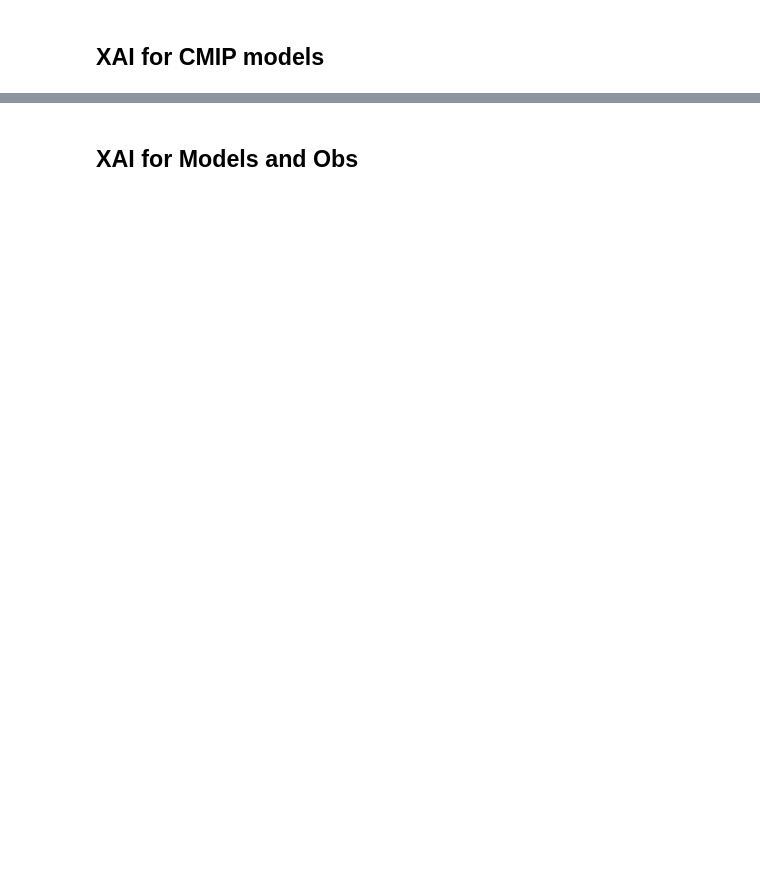
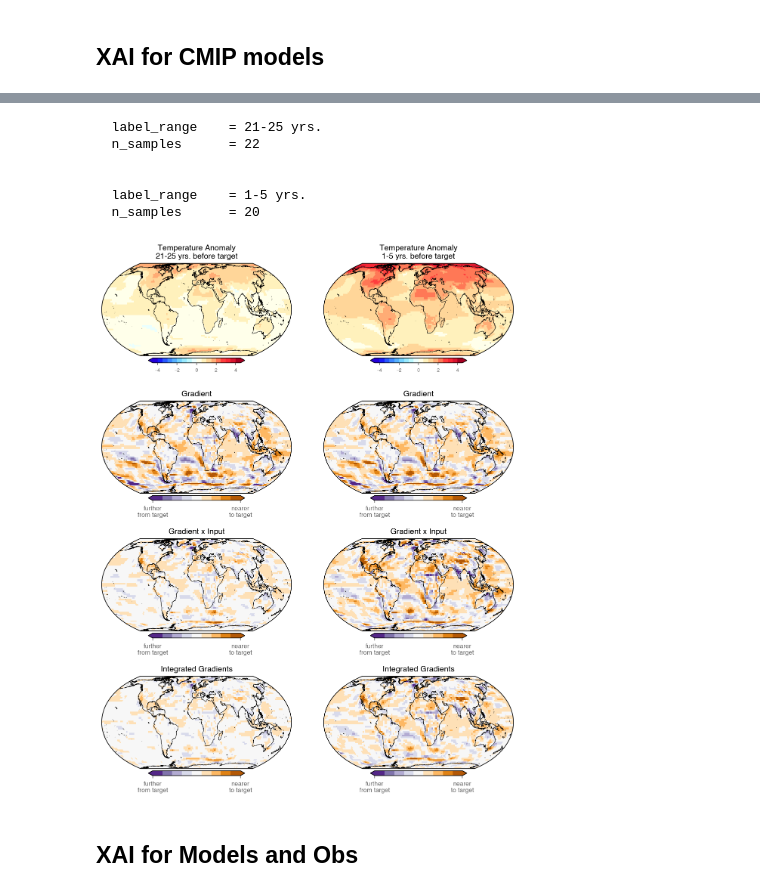
Before and after one commit to eabarnes1010/target_temp_detection, a Jupyter notebook: _visualize_xai_v1.0.ipynb, the cells around one changed output, grey strips where cells are left out. Saved outputs shown, nothing was run; the diff lists cells and outputs as text; code cells hidden in the pictures; blank space fills up the shorter version.

```diff
--- a/_visualize_xai_v1.0.ipynb
+++ b/_visualize_xai_v1.0.ipynb
@@ -253,7 +307,7 @@ for irow,min_range in enumerate(plot_list):
                       extent='both',
                      )
     set_cb_xai(cb)
-    ax.set_title('Gradient (Saliency)',fontsize=FS)
+    ax.set_title('Gradient',fontsize=FS)
 
 #     #------------------------------------------------------------------
 #     # plot explainability of input x gradient
@@ -273,33 +327,41 @@ for irow,min_range in enumerate(plot_list):
                       fastBool=True,
                       extent='both',
                      )
     set_cb_xai(cb)
     ax.set_title('Gradient x Input',fontsize=FS)
 
 #     #------------------------------------------------------------------
 #     # plot explainability of integrated gradients
     ax = fig.add_subplot(NCOL,len(plot_list),7+irow,projection=map_proj)
     cb,image = plots.drawOnGlobe(ax,
                       map_proj,
                       data=igrad_mean*-1, # multiplying by negative 1 so colorbar has warm colors on the right
                       lats=da_obs['lat'],
                       lons=da_obs['lon'],
                       vmin= -clim_val,
                       vmax= clim_val,
                       inc=None,
                       cmap=ListedColormap(['#b35806','#e08214','#fdb863','#fee0b6','#f7f7f7','#d8daeb','#b2abd2','#8073ac','#542788'][::-1]),#cmocean.cm.tarn,
                       cbarBool=True,
                       contourMap=[],
                       contourVals = [],
                       fastBool=True,
                       extent='both',
                      )
     set_cb_xai(cb)
     ax.set_title('Integrated Gradients',fontsize=FS)
 
 plt.tight_layout()
 plots.savefig(FIGURE_DIRECTORY + model_name + '_cmip_xaiGrid',dpi=savefig_dpi)
 plt.show()
+# %% [output]
+  label_range    = 21-25 yrs.
+  n_samples      = 22
+
+
+  label_range    = 1-5 yrs.
+  n_samples      = 20
+[figure, added]
 # %%
 # # plot the resulting heatmaps for a subset of samples
 # # based on their label
```
Also changed, not shown: parts of 6 cells of this notebook, 8 other files.
